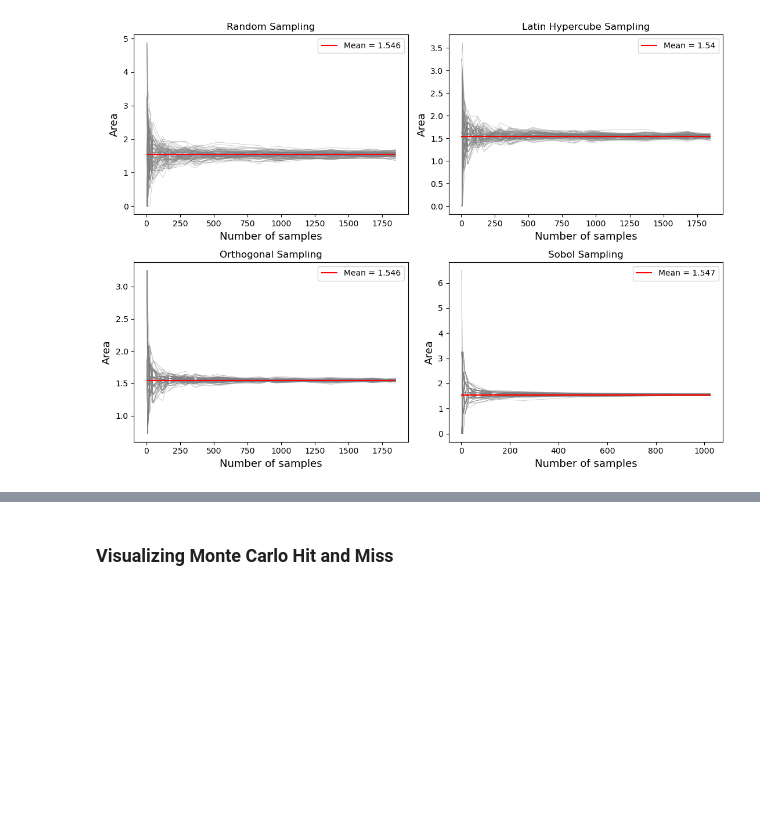
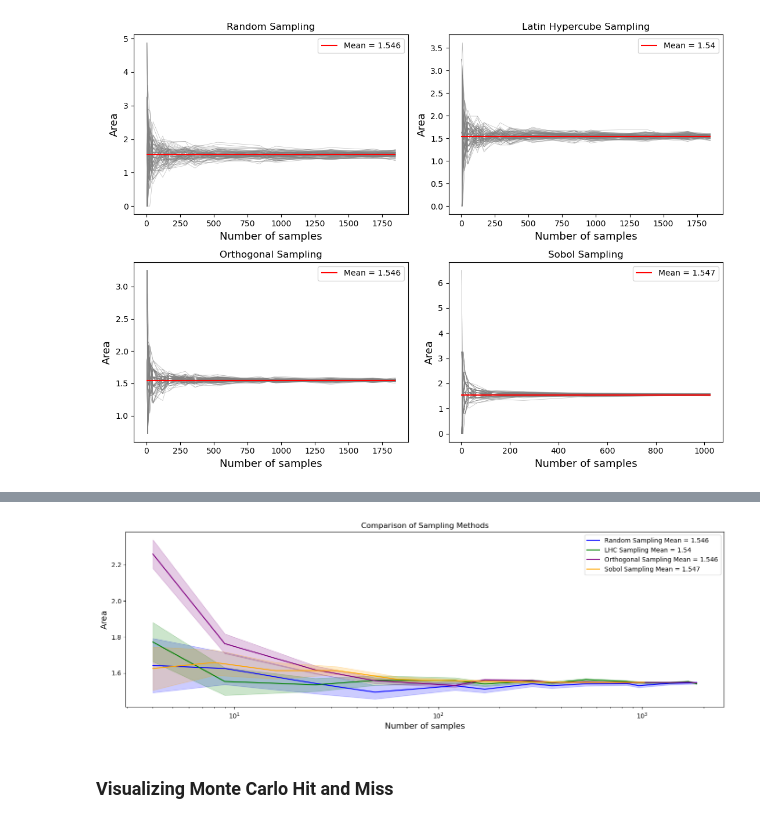
Before and after one commit to NaniHazbolatow/5284STSI6Y, a Jupyter notebook: Assignment 1/Assignment1-2.ipynb, the cells around one changed output, grey strips where cells are left out. Drawn from its saved outputs; the diff is of its cells as text; code cells hidden in the pictures; blank space fills up the shorter version.

```diff
--- a/Assignment 1/Assignment1-2.ipynb
+++ b/Assignment 1/Assignment1-2.ipynb
@@ -334,3 +386,32 @@ Mean area sobel sampling: 1.5474951171875
+# %%
+# Plot all in one figure
+plt.figure(figsize=(17, 5))
+
+# Random Sampling
+plt.plot(sample_range, mean_random, color='blue', label=f'Random Sampling Mean = {round(mean_area_random, 3)}')
+plt.fill_between(sample_range, mean_random - std_error_random, mean_random + std_error_random, color='blue', alpha=0.2)
+
+# Latin Hypercube Sampling
+plt.plot(sample_range, mean_LHC, color='green', label=f'LHC Sampling Mean = {round(mean_area_LHC, 3)}')
+plt.fill_between(sample_range, mean_LHC - std_error_LHC, mean_LHC + std_error_LHC, color='green', alpha=0.2)
+
+# Orthogonal Sampling
+plt.plot(sample_range, mean_OS, color='purple', label=f'Orthogonal Sampling Mean = {round(mean_area_OS, 3)}')
+plt.fill_between(sample_range, mean_OS - std_error_OS, mean_OS + std_error_OS, color='purple', alpha=0.2)
+
+# Sobol Sampling
+plt.plot(sobol_sample[1:], mean_sobol[1:], color='orange', label=f'Sobol Sampling Mean = {round(mean_area_SOBOL, 3)}')
+plt.fill_between(sobol_sample[1:], mean_sobol[1:] - std_error_sobol[1:], mean_sobol[1:] + std_error_sobol[1:], color='orange', alpha=0.2)
+
+# Adding labels, title, and legend
+plt.xlabel('Number of samples', fontsize=13)
+plt.ylabel('Area', fontsize=13)
+plt.title('Comparison of Sampling Methods')
+plt.xscale('log')
+plt.legend()
+plt.show()
+# %% [output]
+[figure, added]
 # %%
 def monte_carlo(num_iterations, num_samples, convergence_criterion, re_min, re_max, im_min, im_max, sampling_method='random'):
     # Initialize arrays to store areas and sampling points
```
Also changed, not shown: parts of 6 cells of this notebook.
